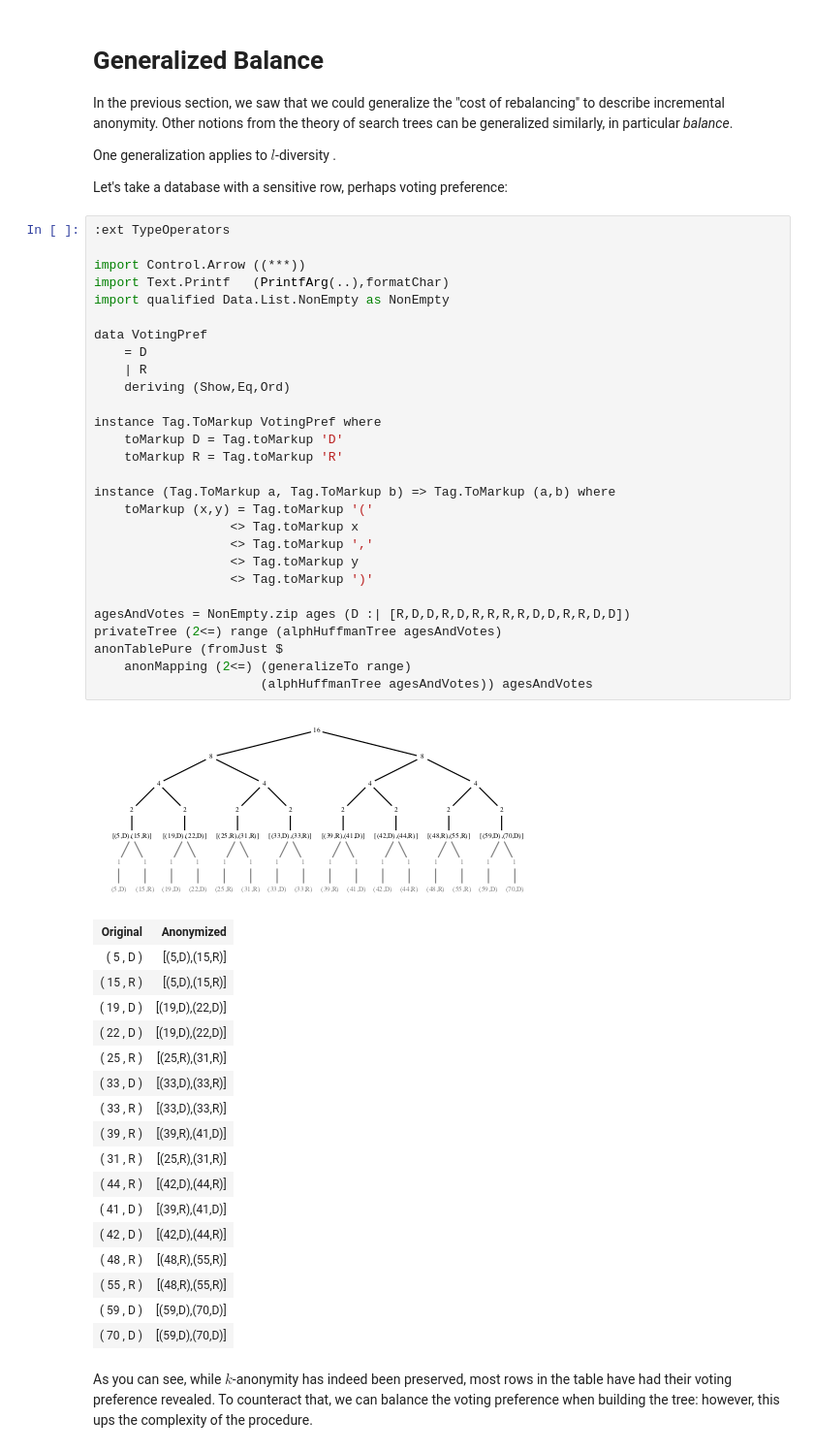
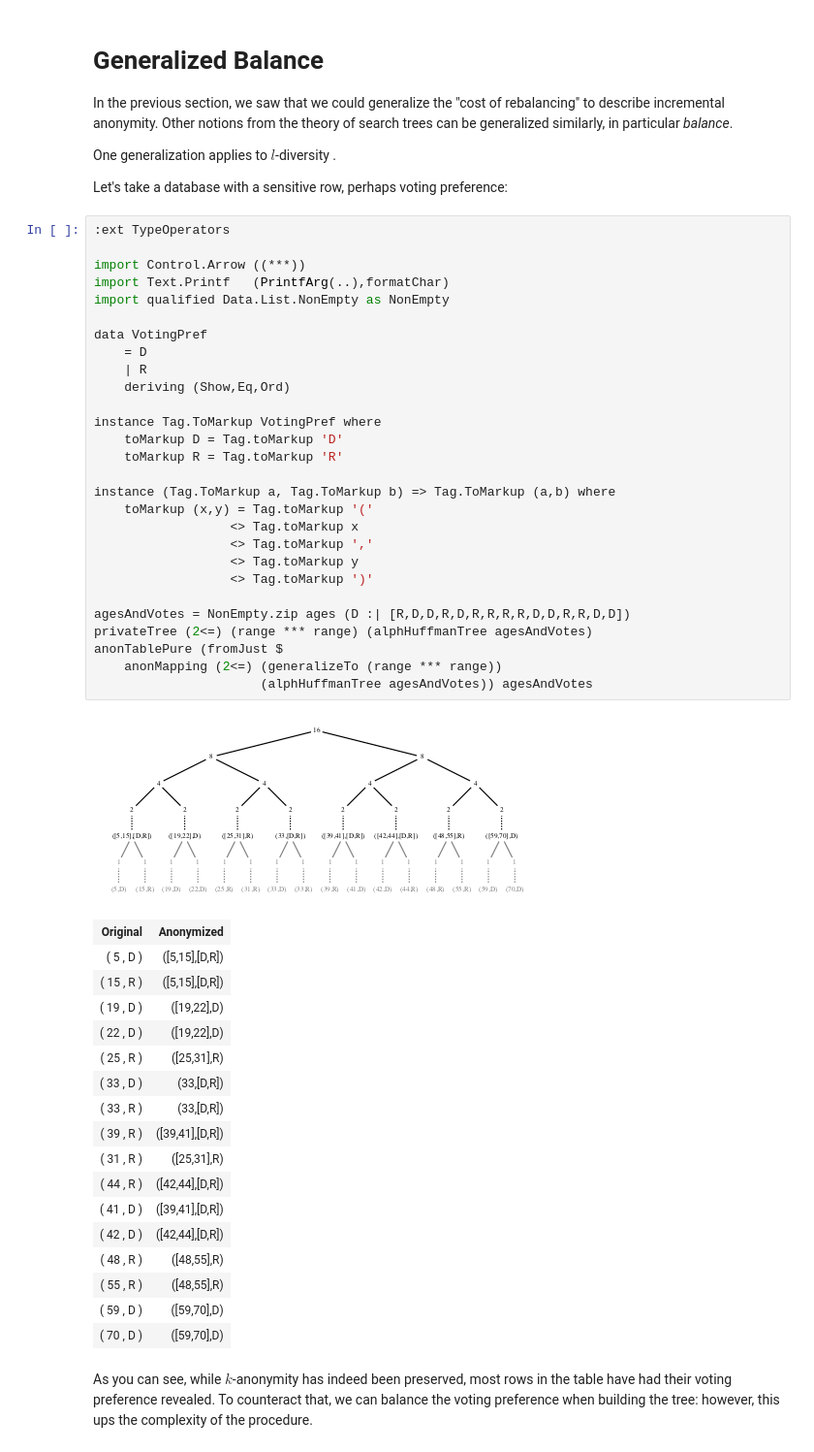
Before and after one commit to oisdk/IHaskell, a Jupyter notebook: notebooks/Privacy.ipynb, the cells around one changed output. Shown at 97% size. Saved outputs shown, nothing was run; the diff lists cells and outputs as text.

```diff
--- a/notebooks/Privacy.ipynb
+++ b/notebooks/Privacy.ipynb
@@ -655,50 +547,50 @@ Let's take a database with a sensitive row, perhaps voting preference:
 # %%
 :ext TypeOperators
 
 import Control.Arrow ((***))
 import Text.Printf   (PrintfArg(..),formatChar)
 import qualified Data.List.NonEmpty as NonEmpty
 
 data VotingPref
     = D
     | R
     deriving (Show,Eq,Ord)
 
 instance Tag.ToMarkup VotingPref where
     toMarkup D = Tag.toMarkup 'D'
     toMarkup R = Tag.toMarkup 'R'
 
 instance (Tag.ToMarkup a, Tag.ToMarkup b) => Tag.ToMarkup (a,b) where
     toMarkup (x,y) = Tag.toMarkup '('
                   <> Tag.toMarkup x
                   <> Tag.toMarkup ','
                   <> Tag.toMarkup y
                   <> Tag.toMarkup ')'
 
 agesAndVotes = NonEmpty.zip ages (D :| [R,D,D,R,D,R,R,R,R,D,D,R,R,D,D])
-privateTree (2<=) range (alphHuffmanTree agesAndVotes)
+privateTree (2<=) (range *** range) (alphHuffmanTree agesAndVotes)
 anonTablePure (fromJust $
-    anonMapping (2<=) (generalizeTo range)
+    anonMapping (2<=) (generalizeTo (range *** range))
                       (alphHuffmanTree agesAndVotes)) agesAndVotes
 # %% [output]
-[figure, old version]
+[figure, new version]
 | Original | Anonymized |
-| ( 5 , D ) | [(5,D),(15,R)] |
-| ( 15 , R ) | [(5,D),(15,R)] |
-| ( 19 , D ) | [(19,D),(22,D)] |
-| ( 22 , D ) | [(19,D),(22,D)] |
-| ( 25 , R ) | [(25,R),(31,R)] |
-| ( 33 , D ) | [(33,D),(33,R)] |
-| ( 33 , R ) | [(33,D),(33,R)] |
-| ( 39 , R ) | [(39,R),(41,D)] |
-| ( 31 , R ) | [(25,R),(31,R)] |
-| ( 44 , R ) | [(42,D),(44,R)] |
-| ( 41 , D ) | [(39,R),(41,D)] |
-| ( 42 , D ) | [(42,D),(44,R)] |
-| ( 48 , R ) | [(48,R),(55,R)] |
-| ( 55 , R ) | [(48,R),(55,R)] |
-| ( 59 , D ) | [(59,D),(70,D)] |
-| ( 70 , D ) | [(59,D),(70,D)] |
+| ( 5 , D ) | ([5,15],[D,R]) |
+| ( 15 , R ) | ([5,15],[D,R]) |
+| ( 19 , D ) | ([19,22],D) |
+| ( 22 , D ) | ([19,22],D) |
+| ( 25 , R ) | ([25,31],R) |
+| ( 33 , D ) | (33,[D,R]) |
+| ( 33 , R ) | (33,[D,R]) |
+| ( 39 , R ) | ([39,41],[D,R]) |
+| ( 31 , R ) | ([25,31],R) |
+| ( 44 , R ) | ([42,44],[D,R]) |
+| ( 41 , D ) | ([39,41],[D,R]) |
+| ( 42 , D ) | ([42,44],[D,R]) |
+| ( 48 , R ) | ([48,55],R) |
+| ( 55 , R ) | ([48,55],R) |
+| ( 59 , D ) | ([59,70],D) |
+| ( 70 , D ) | ([59,70],D) |
 # %% [markdown]
 As you can see, while $k$-anonymity has indeed been preserved, most rows in the table have had their voting preference revealed. To counteract that, we can balance the voting preference when building the tree: however, this ups the complexity of the procedure.
 # %% [markdown]
```
Also changed, not shown: parts of 19 cells of this notebook, 7 other files.
